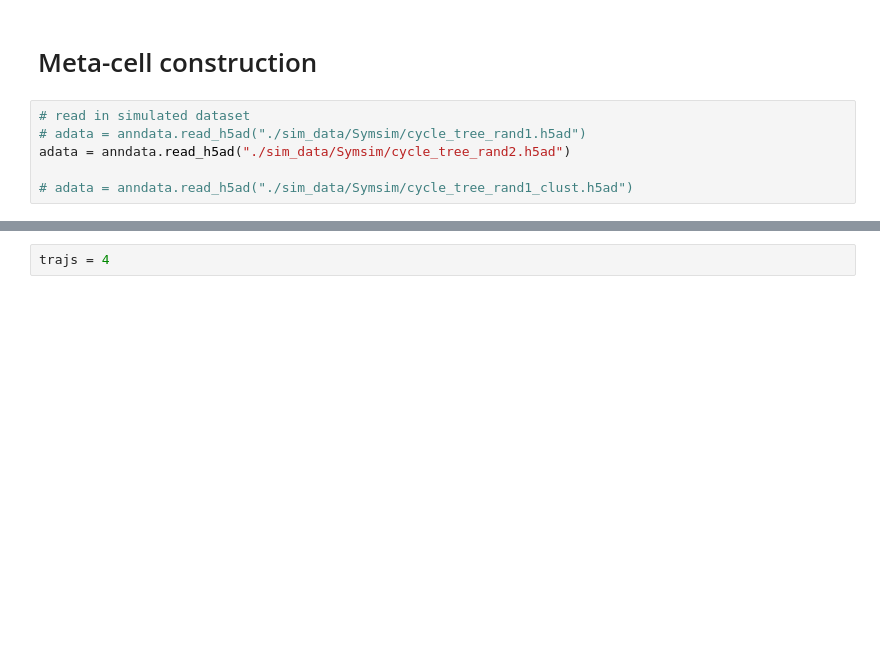
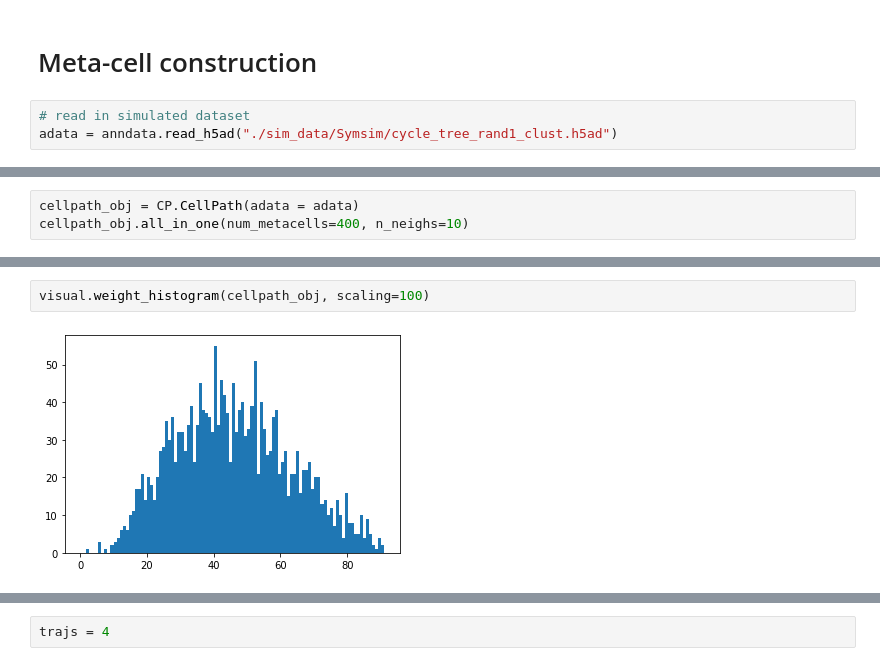
Before and after one commit to PeterZZQ/CellPath, a Jupyter notebook: CellPaths_cycle_tree.ipynb, the cells around one changed output, grey strips where cells are left out. Saved outputs shown, nothing was run; the diff lists cells and outputs as text; blank space fills up the shorter version.

Commit message:
CellPath

```diff
--- a/CellPaths_cycle_tree.ipynb
+++ b/CellPaths_cycle_tree.ipynb
@@ -32,7 +26,4 @@ from sklearn.kernel_ridge import KernelRidge
 # Meta-cell construction
 # %%
 # read in simulated dataset
-# adata = anndata.read_h5ad("./sim_data/Symsim/cycle_tree_rand1.h5ad")
-adata = anndata.read_h5ad("./sim_data/Symsim/cycle_tree_rand2.h5ad")
-
-# adata = anndata.read_h5ad("./sim_data/Symsim/cycle_tree_rand1_clust.h5ad")
+adata = anndata.read_h5ad("./sim_data/Symsim/cycle_tree_rand1_clust.h5ad")
@@ -109,0 +41,3 @@ Finished
+# %%
+cellpath_obj = CP.CellPath(adata = adata)
+cellpath_obj.all_in_one(num_metacells=400, n_neighs=10)
@@ -109,0 +62,4 @@ Finished
+# %%
+visual.weight_histogram(cellpath_obj, scaling=100)
+# %% [output]
+[figure, added]
```
Also changed, not shown: parts of 15 cells of this notebook, 5 other files.
